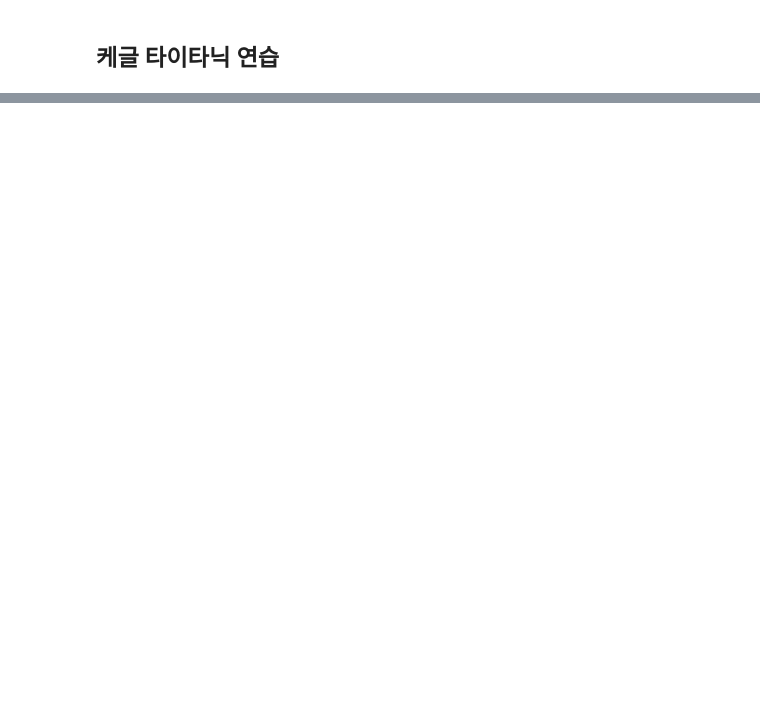
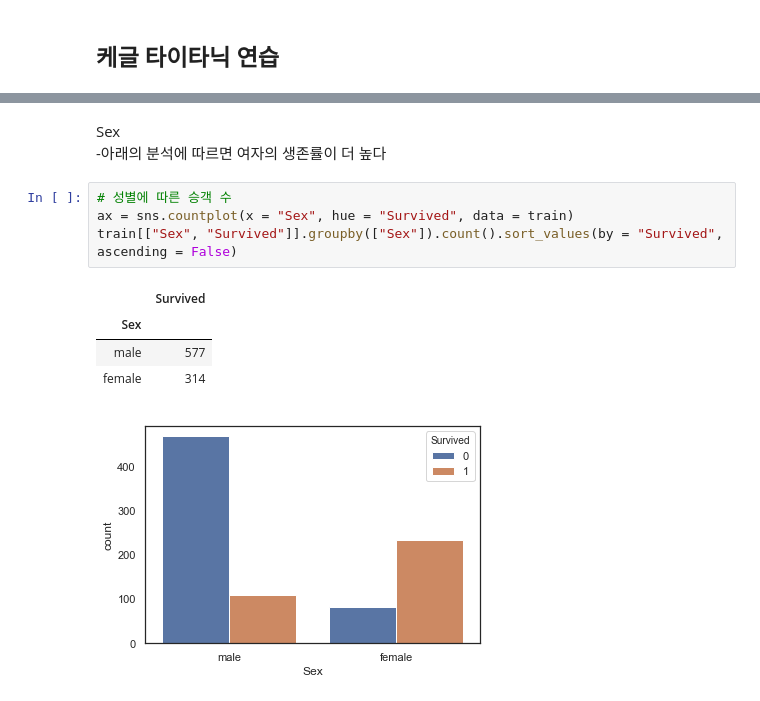
Before and after one commit to DominKim/kaggle_practice, a Jupyter notebook: Step01_Titanic.ipynb, the cells around one changed output, grey strips where cells are left out. Cells and saved outputs as stored; diff of their text form; blank space fills up the shorter version.

```diff
--- a/Step01_Titanic.ipynb
+++ b/Step01_Titanic.ipynb
@@ -14,0 +110,13 @@ FileNotFoundError: [Errno 2] File b'./data/train.csv' does not exist: b'./data/t
+# %% [markdown]
+Sex
+-아래의 분석에 따르면 여자의 생존률이 더 높다
+# %%
+# 성별에 따른 승객 수
+ax = sns.countplot(x = "Sex", hue = "Survived", data = train)
+train[["Sex", "Survived"]].groupby(["Sex"]).count().sort_values(by = "Survived", ascending = False)
+# %% [output]
+|  | Survived |
+| Sex |  |
+| male | 577 |
+| female | 314 |
+[figure, added]
```
Also changed, not shown: parts of 67 cells of this notebook.
